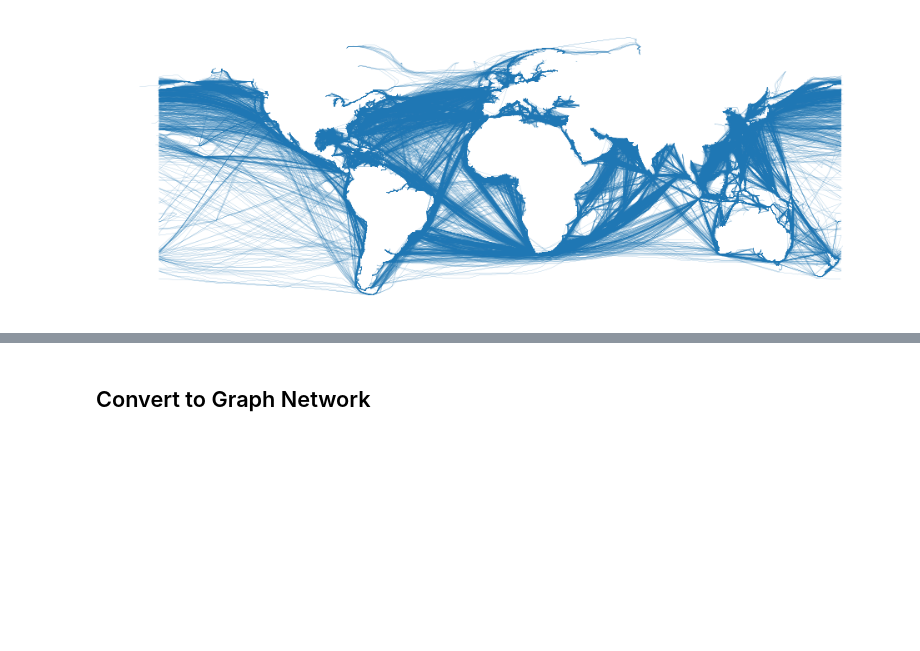
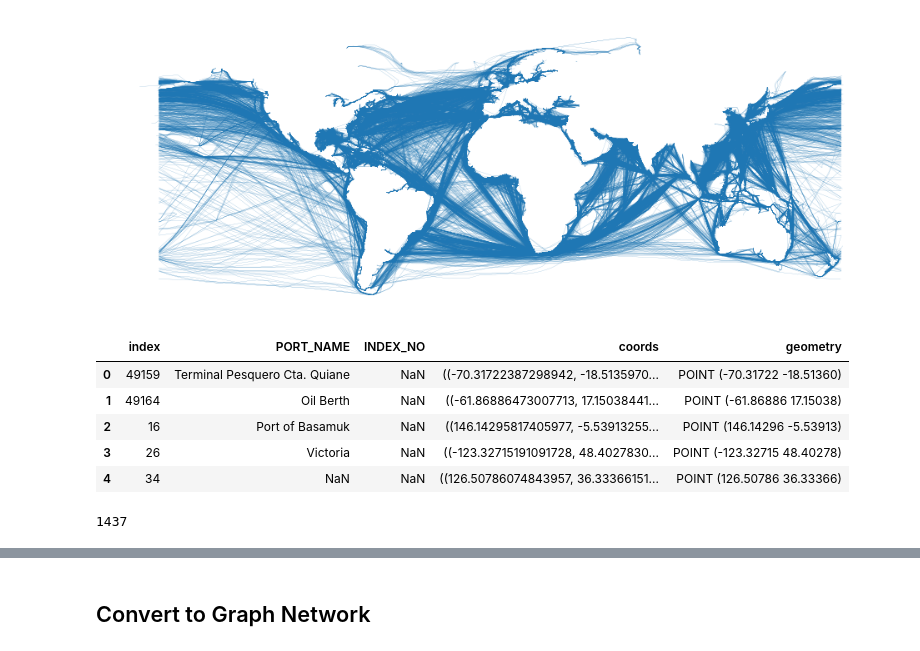
Before and after one commit to datapartnership/red-sea-monitoring, a Jupyter notebook: notebooks/routes/2-prepare-sea-routes.ipynb, the cells around one changed output, grey strips where cells are left out. Drawn from its saved outputs; the diff is of its cells as text; code cells hidden in the pictures; blank space fills up the shorter version.

```diff
--- a/notebooks/routes/2-prepare-sea-routes.ipynb
+++ b/notebooks/routes/2-prepare-sea-routes.ipynb
@@ -226,3 +222,16 @@ plt.axis("off")
 # %% [output]
 (-208.73408508695817, 200.2372267536647, -62.9315025035, 83.9357858335)
 [figure]
+# %%
+ports.head()
+# %% [output]
+|  | index | PORT_NAME | INDEX_NO | coords | geometry |
+| 0 | 49159 | Terminal Pesquero Cta. Quiane | NaN | ((-70.31722387298942, -18.5135970... | POINT (-70.31722 -18.51360) |
+| 1 | 49164 | Oil Berth | NaN | ((-61.86886473007713, 17.15038441... | POINT (-61.86886 17.15038) |
+| 2 | 16 | Port of Basamuk | NaN | ((146.14295817405977, -5.53913255... | POINT (146.14296 -5.53913) |
+| 3 | 26 | Victoria | NaN | ((-123.32715191091728, 48.4027830... | POINT (-123.32715 48.40278) |
+| 4 | 34 | NaN | NaN | ((126.50786074843957, 36.33366151... | POINT (126.50786 36.33366) |
+# %%
+len(distances2.loc[distances2.land_intersect ==1])
+# %% [output]
+1437
```
Also changed, not shown: parts of 53 cells of this notebook, 1 other file.
